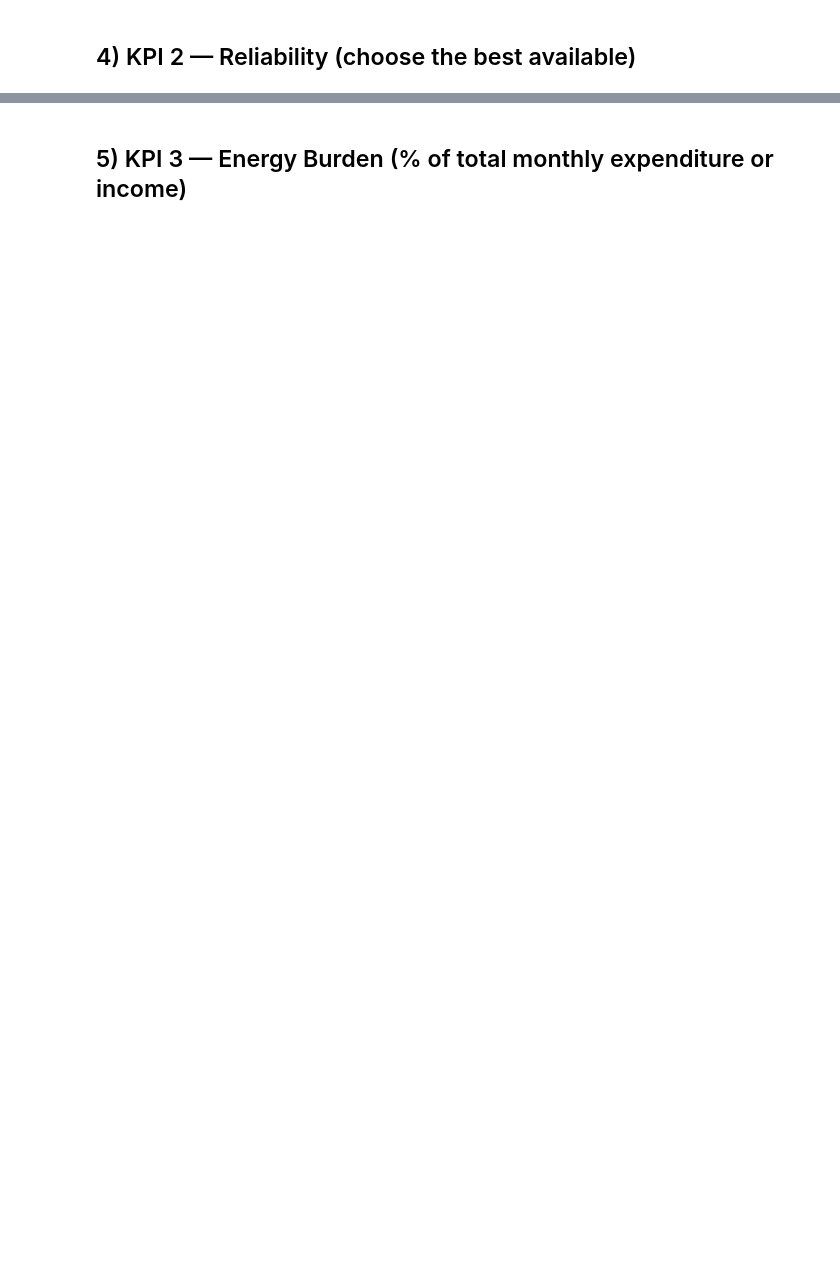
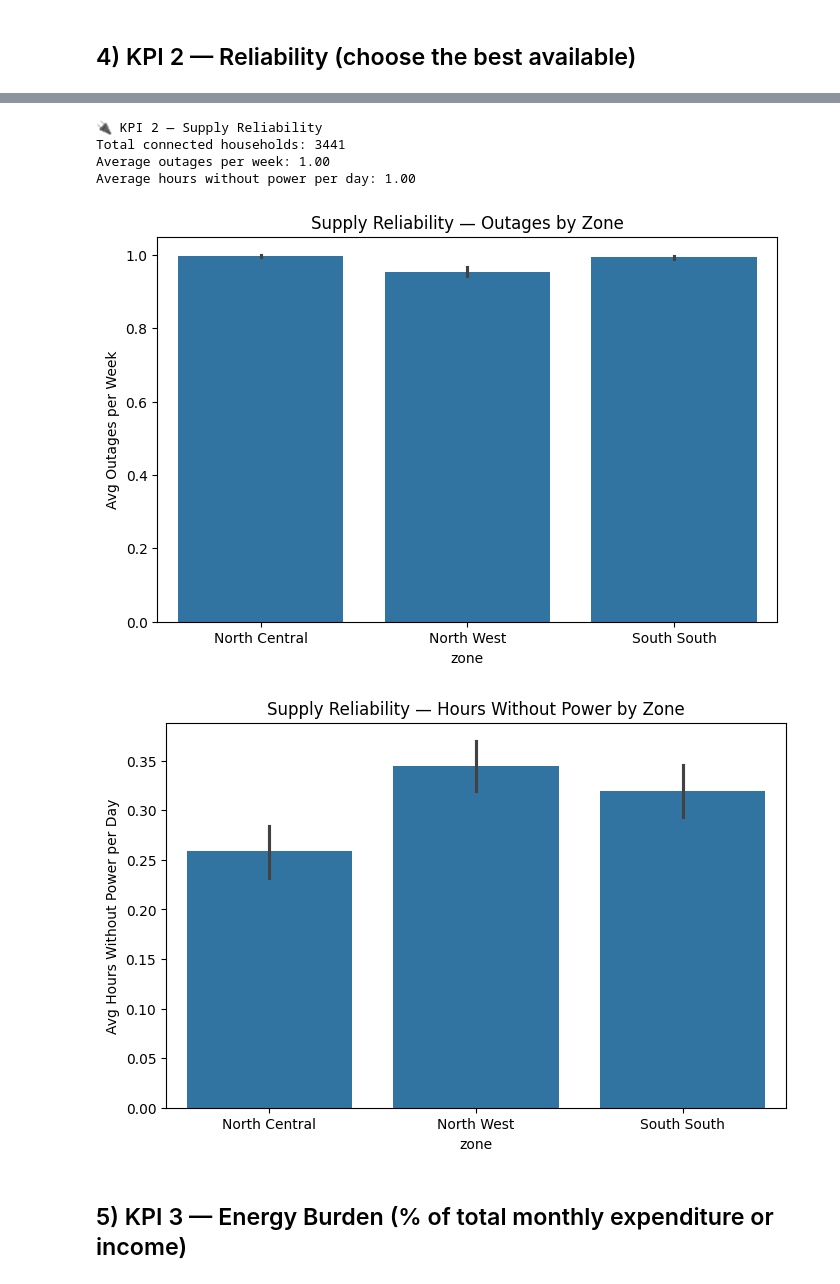
Before and after one commit to Garima2019/big-data-and-business-intelligencel-week1, a Jupyter notebook: notebooks/2_Big_Data_and_BI_OptionalEx.ipynb, the cells around one changed output, grey strips where cells are left out. Drawn from its saved outputs; the diff is of its cells as text; code cells hidden in the pictures; blank space fills up the shorter version.

```diff
--- a/notebooks/2_Big_Data_and_BI_OptionalEx.ipynb
+++ b/notebooks/2_Big_Data_and_BI_OptionalEx.ipynb
@@ -136,3 +158,9 @@ natweight   0.109779    0.269222
 ## 4) KPI 2 — Reliability (choose the best available)
 # %%
 # --- explore ---
+electricity_columns = ['q401__1', 'q401__2', 'q401__3', 'q401__4', 'q401__5', 'q401__6']
+outage_column = 'q402__1'
+hours_without_power_column = 'q402__2'
+# %%
+df['has_electricity'] = df[electricity_columns].any(axis=1).astype(int)
+connected_households = df[df['has_electricity'] == 1]
@@ -139,3 +177,41 @@ natweight   0.109779    0.269222
+# %%
+if outage_column in df.columns:
+    avg_outages_per_week = connected_households[outage_column].replace(0, pd.NA).mean()
+else:
+    avg_outages_per_week = None
+
+# Average hours without power per day
+if hours_without_power_column in df.columns:
+    avg_hours_without_power = connected_households[hours_without_power_column].replace(0, pd.NA).mean()
+else:
+    avg_hours_without_power = None
+
+print("🔌 KPI 2 — Supply Reliability")
+print(f"Total connected households: {len(connected_households)}")
+if avg_outages_per_week is not None:
+    print(f"Average outages per week: {avg_outages_per_week:.2f}")
+if avg_hours_without_power is not None:
+    print(f"Average hours without power per day: {avg_hours_without_power:.2f}")
+# %% [output]
+🔌 KPI 2 — Supply Reliability
+Total connected households: 3441
+Average outages per week: 1.00
+Average hours without power per day: 1.00
+# %%
+plt.figure(figsize=(8, 5))
+sns.barplot(x='zone', y=outage_column, data=connected_households, estimator='mean')
+plt.ylabel('Avg Outages per Week')
+plt.title('Supply Reliability — Outages by Zone')
+plt.show()
+
+plt.figure(figsize=(8, 5))
+sns.barplot(x='zone', y=hours_without_power_column, data=connected_households, estimator='mean')
+plt.ylabel('Avg Hours Without Power per Day')
+plt.title('Supply Reliability — Hours Without Power by Zone')
+plt.show()
+# %% [output]
+[figure, added]
+[figure, added]
 # %% [markdown]
 ## 5) KPI 3 — Energy Burden (% of total monthly expenditure or income)
 # %%
```
Also changed, not shown: parts of 10 cells of this notebook.
